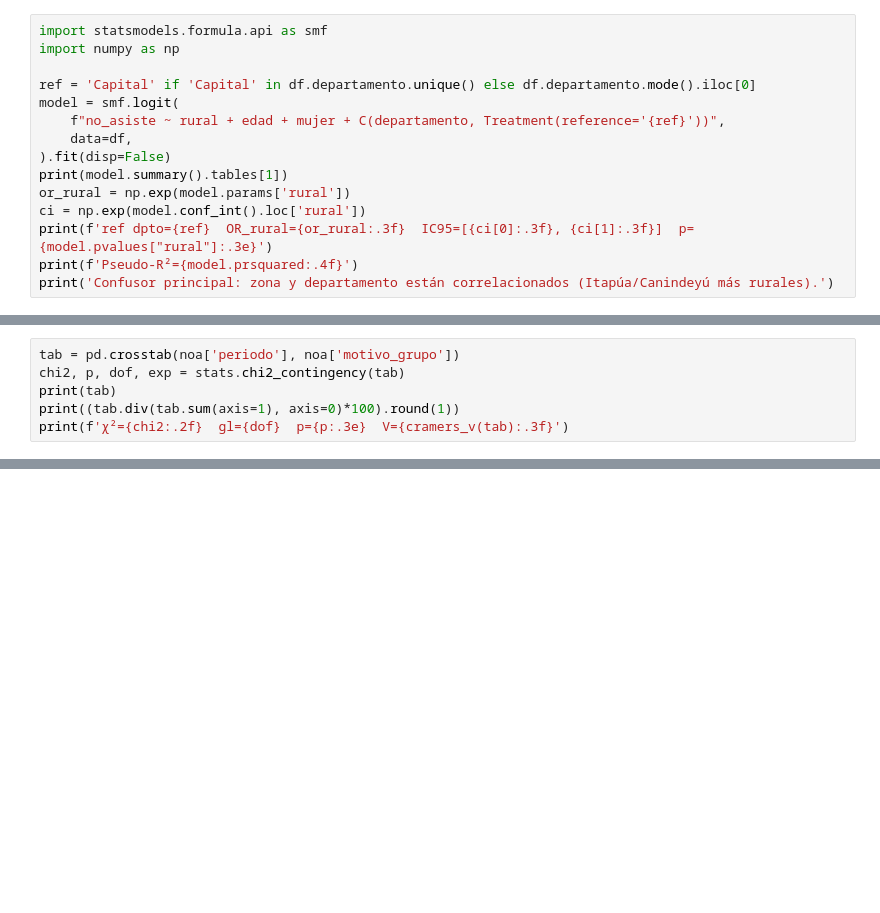
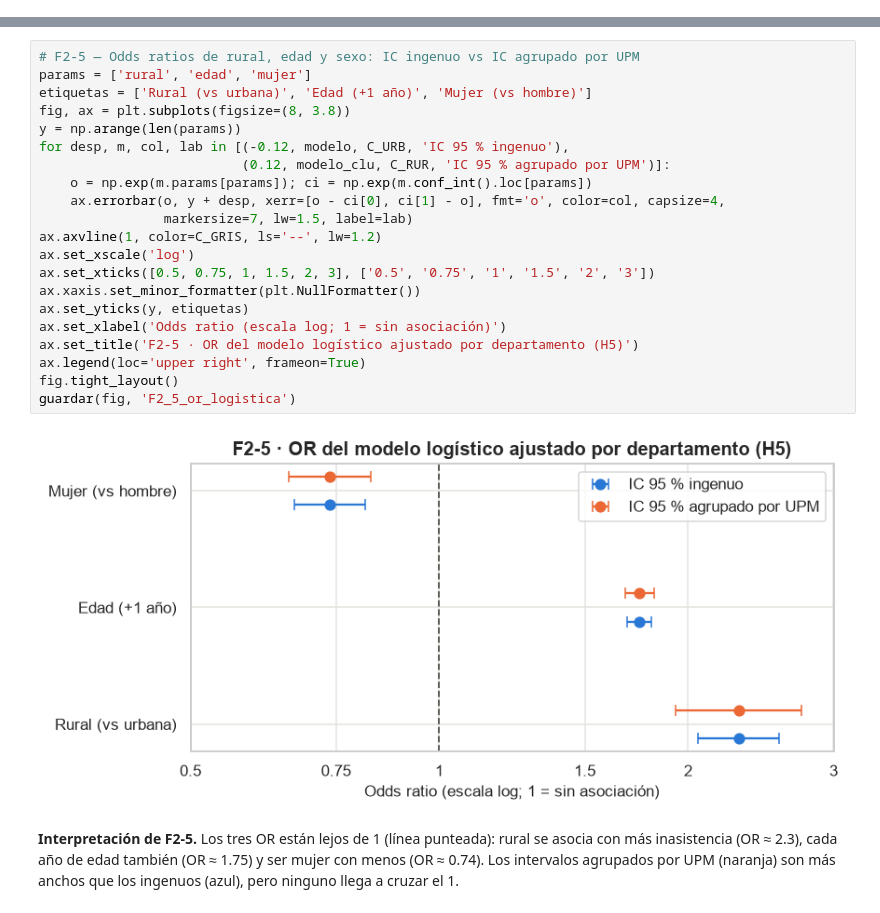
Before and after one commit to vi3lman/proyecto-ds-inasistencia-py, a Jupyter notebook: notebooks/Fase2_DataScience_EPHC.ipynb, the cells around one changed output, grey strips where cells are left out. Saved outputs shown, nothing was run; the diff lists cells and outputs as text; blank space fills up the shorter version.

```diff
--- a/notebooks/Fase2_DataScience_EPHC.ipynb
+++ b/notebooks/Fase2_DataScience_EPHC.ipynb
@@ -156,15 +0,0 @@ Name: no_asiste, dtype: str
-# %%
-import statsmodels.formula.api as smf
-import numpy as np
-
-ref = 'Capital' if 'Capital' in df.departamento.unique() else df.departamento.mode().iloc[0]
-model = smf.logit(
-    f"no_asiste ~ rural + edad + mujer + C(departamento, Treatment(reference='{ref}'))",
-    data=df,
-).fit(disp=False)
-print(model.summary().tables[1])
-or_rural = np.exp(model.params['rural'])
-ci = np.exp(model.conf_int().loc['rural'])
-print(f'ref dpto={ref}  OR_rural={or_rural:.3f}  IC95=[{ci[0]:.3f}, {ci[1]:.3f}]  p={model.pvalues["rural"]:.3e}')
-print(f'Pseudo-R²={model.prsquared:.4f}')
-print('Confusor principal: zona y departamento están correlacionados (Itapúa/Canindeyú más rurales).')
@@ -195,6 +0,0 @@ Confusor principal: zona y departamento están correlacionados (Itapúa/Canindey
-# %%
-tab = pd.crosstab(noa['periodo'], noa['motivo_grupo'])
-chi2, p, dof, exp = stats.chi2_contingency(tab)
-print(tab)
-print((tab.div(tab.sum(axis=1), axis=0)*100).round(1))
-print(f'χ²={chi2:.2f}  gl={dof}  p={p:.3e}  V={cramers_v(tab):.3f}')
@@ -268,0 +858,27 @@ Candidate opcional: **año/período** (por H6). Target: `no_asiste`. Línea base
+# %%
+# F2-5 — Odds ratios de rural, edad y sexo: IC ingenuo vs IC agrupado por UPM
+params = ['rural', 'edad', 'mujer']
+etiquetas = ['Rural (vs urbana)', 'Edad (+1 año)', 'Mujer (vs hombre)']
+fig, ax = plt.subplots(figsize=(8, 3.8))
+y = np.arange(len(params))
+for desp, m, col, lab in [(-0.12, modelo, C_URB, 'IC 95 % ingenuo'),
+                          (0.12, modelo_clu, C_RUR, 'IC 95 % agrupado por UPM')]:
+    o = np.exp(m.params[params]); ci = np.exp(m.conf_int().loc[params])
+    ax.errorbar(o, y + desp, xerr=[o - ci[0], ci[1] - o], fmt='o', color=col, capsize=4,
+                markersize=7, lw=1.5, label=lab)
+ax.axvline(1, color=C_GRIS, ls='--', lw=1.2)
+ax.set_xscale('log')
+ax.set_xticks([0.5, 0.75, 1, 1.5, 2, 3], ['0.5', '0.75', '1', '1.5', '2', '3'])
+ax.xaxis.set_minor_formatter(plt.NullFormatter())
+ax.set_yticks(y, etiquetas)
+ax.set_xlabel('Odds ratio (escala log; 1 = sin asociación)')
+ax.set_title('F2-5 · OR del modelo logístico ajustado por departamento (H5)')
+ax.legend(loc='upper right', frameon=True)
+fig.tight_layout()
+guardar(fig, 'F2_5_or_logistica')
+# %% [output]
+[figure, added]
+# %% [markdown]
+**Interpretación de F2-5.** Los tres OR están lejos de 1 (línea punteada): rural se asocia con más inasistencia
+(OR ≈ 2.3), cada año de edad también (OR ≈ 1.75) y ser mujer con menos (OR ≈ 0.74). Los intervalos agrupados por UPM
+(naranja) son más anchos que los ingenuos (azul), pero ninguno llega a cruzar el 1.
```
Also changed, not shown: parts of 93 cells of this notebook, 4 other files.
